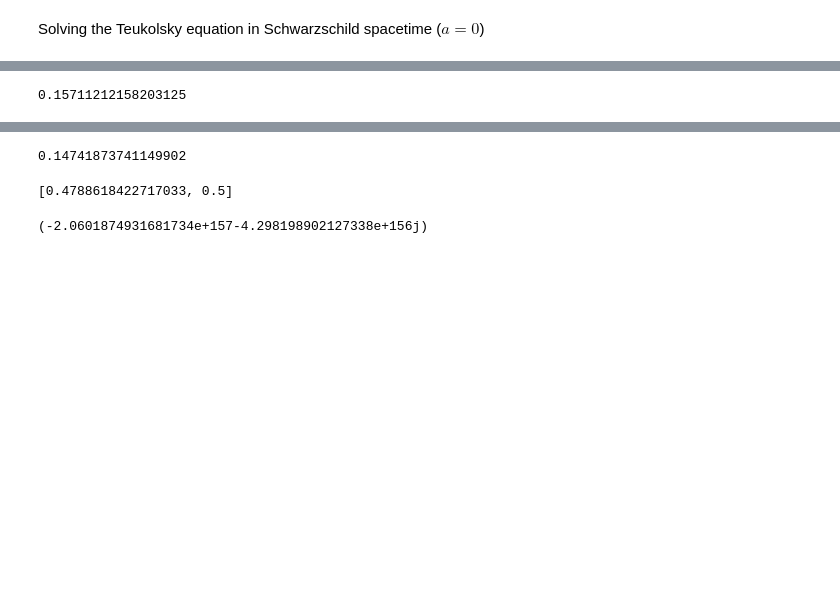
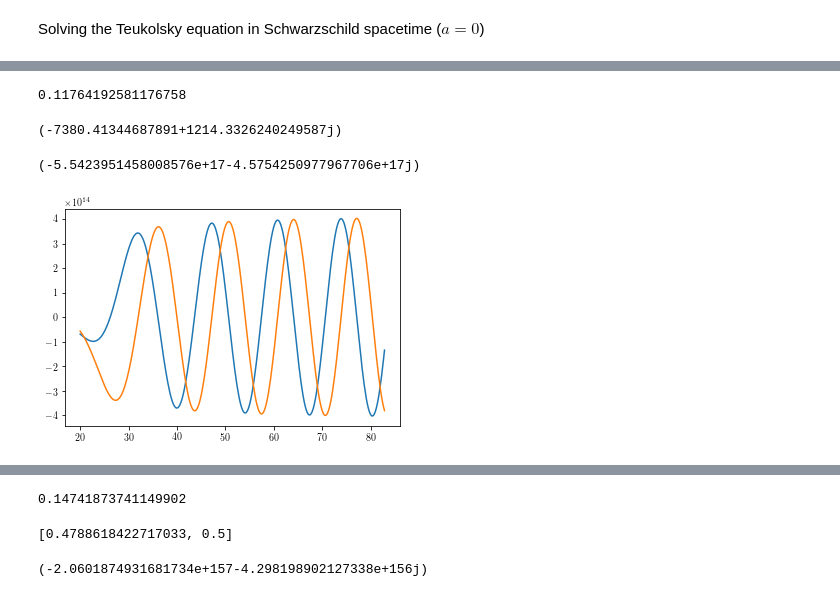
Before and after one commit to znasipak/hbl-teukolsky, a Jupyter notebook: Teukolsky.ipynb, the cells around one changed output, grey strips where cells are left out. Cells and saved outputs as stored; diff of their text form; code cells hidden in the pictures; blank space fills up the shorter version.

Commit message:
Updates to python script with new class that produces Teukolsky solutions

```diff
--- a/Teukolsky.ipynb
+++ b/Teukolsky.ipynb
@@ -26,8 +10,24 @@ np.max(np.abs(checkteuk(-2, l, omega, fm2)))
 # %%
-psi = HyperboloidalTeukolsky(2, 60, 0.5)
+teuk = HyperboloidalTeukolsky(-2, 12, 0.5)
 start = time.time()
-psi.solve_teukolsky()
+teuk.solve_teukolsky(['In','Up'])
 end = time.time()
 print(end-start)
 # %% [output]
-0.15711212158203125
+0.11764192581176758
+# %%
+teuk('Up')(20, deriv=0)
+# %% [output]
+(-7380.41344687891+1214.3326240249587j)
+# %%
+teuk()['In'](20.)
+# %% [output]
+(-5.5423951458008576e+17-4.5754250977967706e+17j)
+# %%
+Rt = teuk()
+rstart = 20
+rend = rstart + 2*np.pi*5/Rt['In'].frequency
+if rend > 2/Rt['In'].domain[0]:
+    rend = 2/Rt['In'].domain[0]
+rvals = np.linspace(rstart, rend, num=300)
+Rtvals = Rt['In'](rvals)
@@ -34 +40,9 @@ print(end-start)
+# %%
+plt.plot(rvals, np.real(rvals**(1+2*teuk.s)*Rtvals))
+plt.plot(rvals, np.imag(rvals**(1+2*teuk.s)*Rtvals))
+#plt.plot(rvals, np.real(Rtvals))
+#plt.plot(rvals, np.imag(Rtvals))
+plt.show()
+# %% [output]
+[figure, added]
 # %%
```
Also changed, not shown: parts of 8 cells of this notebook, 2 other files.
